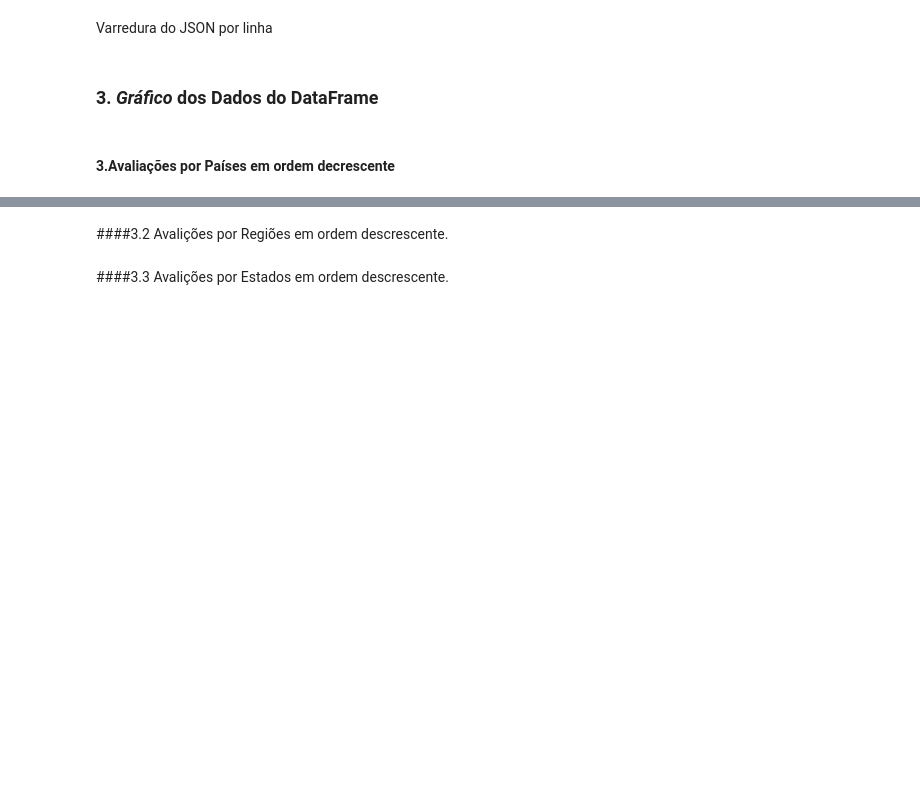
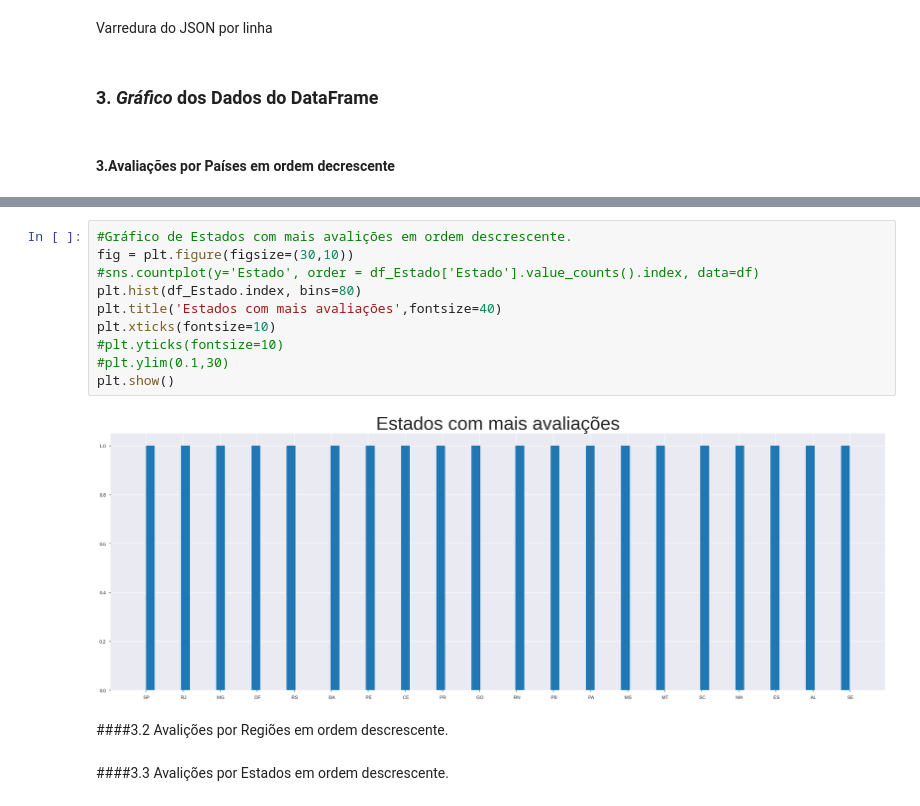
Before and after one commit to danielleitesoares/Work_Sentimental_Analyzer_Of_Restaurant_Issue, a Jupyter notebook: Analise_dos_Sentimentos_Restaurantes.ipynb, the cells around one changed output, grey strips where cells are left out. Saved outputs shown, nothing was run; the diff lists cells and outputs as text; blank space fills up the shorter version.

```diff
--- a/Analise_dos_Sentimentos_Restaurantes.ipynb
+++ b/Analise_dos_Sentimentos_Restaurantes.ipynb
@@ -93,3 +139,15 @@ Varredura do JSON por linha
+# %%
+#Gráfico de Estados com mais avalições em ordem descrescente.
+fig = plt.figure(figsize=(30,10))
+#sns.countplot(y='Estado', order = df_Estado['Estado'].value_counts().index, data=df)
+plt.hist(df_Estado.index, bins=80)
+plt.title('Estados com mais avaliações',fontsize=40)
+plt.xticks(fontsize=10)
+#plt.yticks(fontsize=10)
+#plt.ylim(0.1,30)
+plt.show()
+# %% [output]
+[figure, added]
 # %% [markdown]
 ####3.2 Avalições por Regiões em ordem descrescente.
 # %% [markdown]
```
Also changed, not shown: parts of 13 cells of this notebook.
